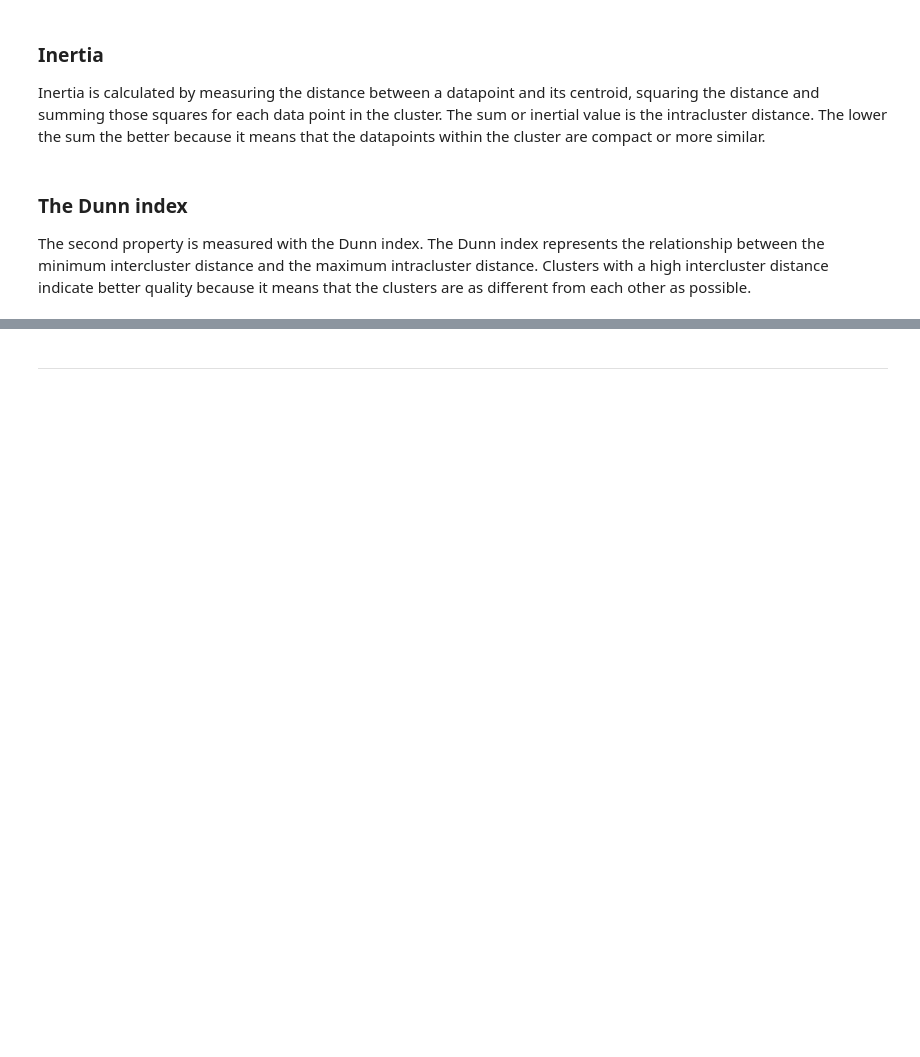
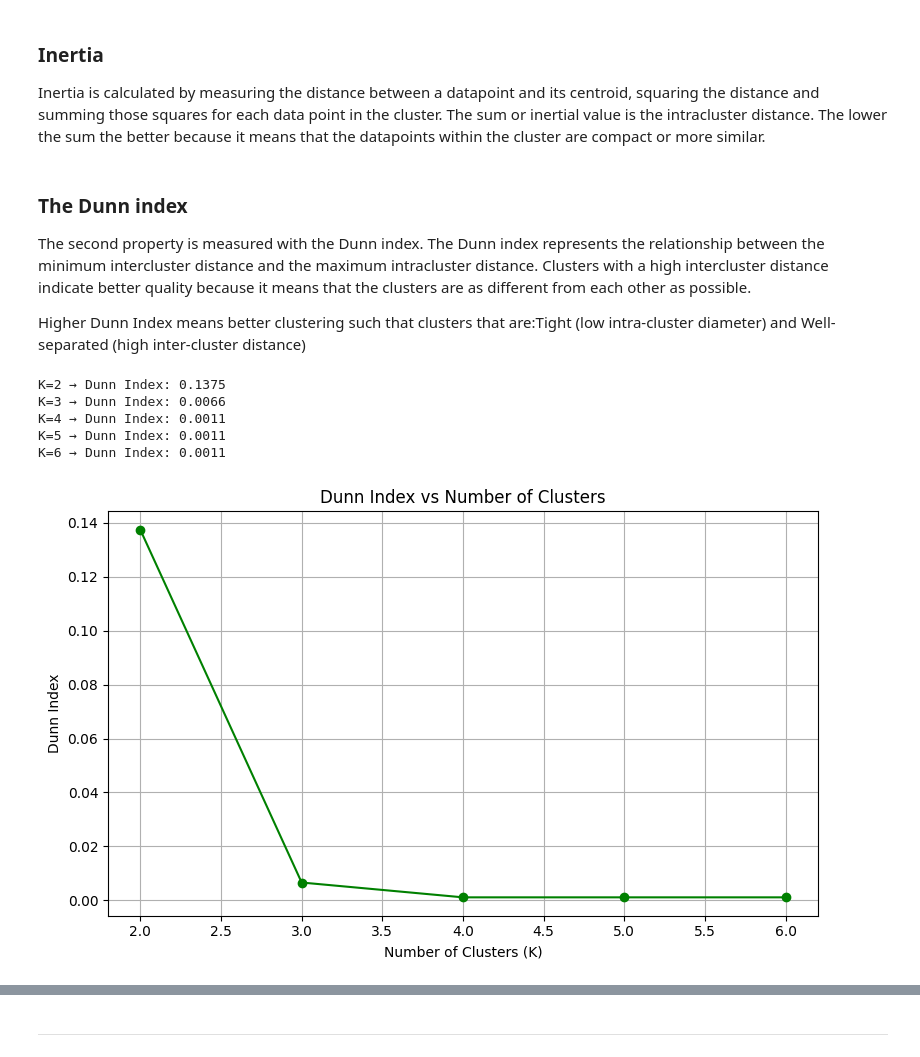
Before and after one commit to philnumpy/PRML-PROJECT, a Jupyter notebook: ProjectCode.ipynb, the cells around one changed output, grey strips where cells are left out. Saved outputs shown, nothing was run; the diff lists cells and outputs as text; code cells hidden in the pictures; blank space fills up the shorter version.

```diff
--- a/ProjectCode.ipynb
+++ b/ProjectCode.ipynb
@@ -842,3 +774,5 @@ Inertia is calculated by measuring the distance between a datapoint and its cent
 **<h3>The Dunn index</h3>**
 
 The second property is measured with the Dunn index. The Dunn index represents the relationship between the minimum intercluster distance and the maximum intracluster distance. Clusters with a high intercluster distance indicate better quality because it means that the clusters are as different from each other as possible.
+
+Higher Dunn Index means better clustering such that clusters that are:Tight (low intra-cluster diameter) and Well-separated (high inter-cluster distance)
@@ -844,0 +813,33 @@ The second property is measured with the Dunn index. The Dunn index represents t
+# %%
+def plot_dunn_index_vs_k(X, max_k=6):
+    from sklearn.cluster import KMeans  # or use your custom KMeansFromScratch
+    dunn_scores = []
+
+    for k in range(2, max_k + 1):  # Dunn Index is not defined for k=1
+        kmeans = KMeans(n_clusters=k, random_state=42)
+        kmeans.fit(X)
+        labels = kmeans.labels_
+
+        score = dunn_index(X, labels)
+        dunn_scores.append(score)
+
+        print(f"K={k} → Dunn Index: {score:.4f}")
+
+    # Plotting
+    plt.figure(figsize=(8, 5))
+    plt.plot(range(2, max_k + 1), dunn_scores, marker='o', color='green')
+    plt.title('Dunn Index vs Number of Clusters')
+    plt.xlabel('Number of Clusters (K)')
+    plt.ylabel('Dunn Index')
+    plt.grid(True)
+    plt.tight_layout()
+    plt.show()
+# %%
+plot_dunn_index_vs_k(hindi_songs_scaled, max_k=6)
+# %% [output]
+K=2 → Dunn Index: 0.1375
+K=3 → Dunn Index: 0.0066
+K=4 → Dunn Index: 0.0011
+K=5 → Dunn Index: 0.0011
+K=6 → Dunn Index: 0.0011
+[figure, added]
```
Also changed, not shown: parts of 21 cells of this notebook.
